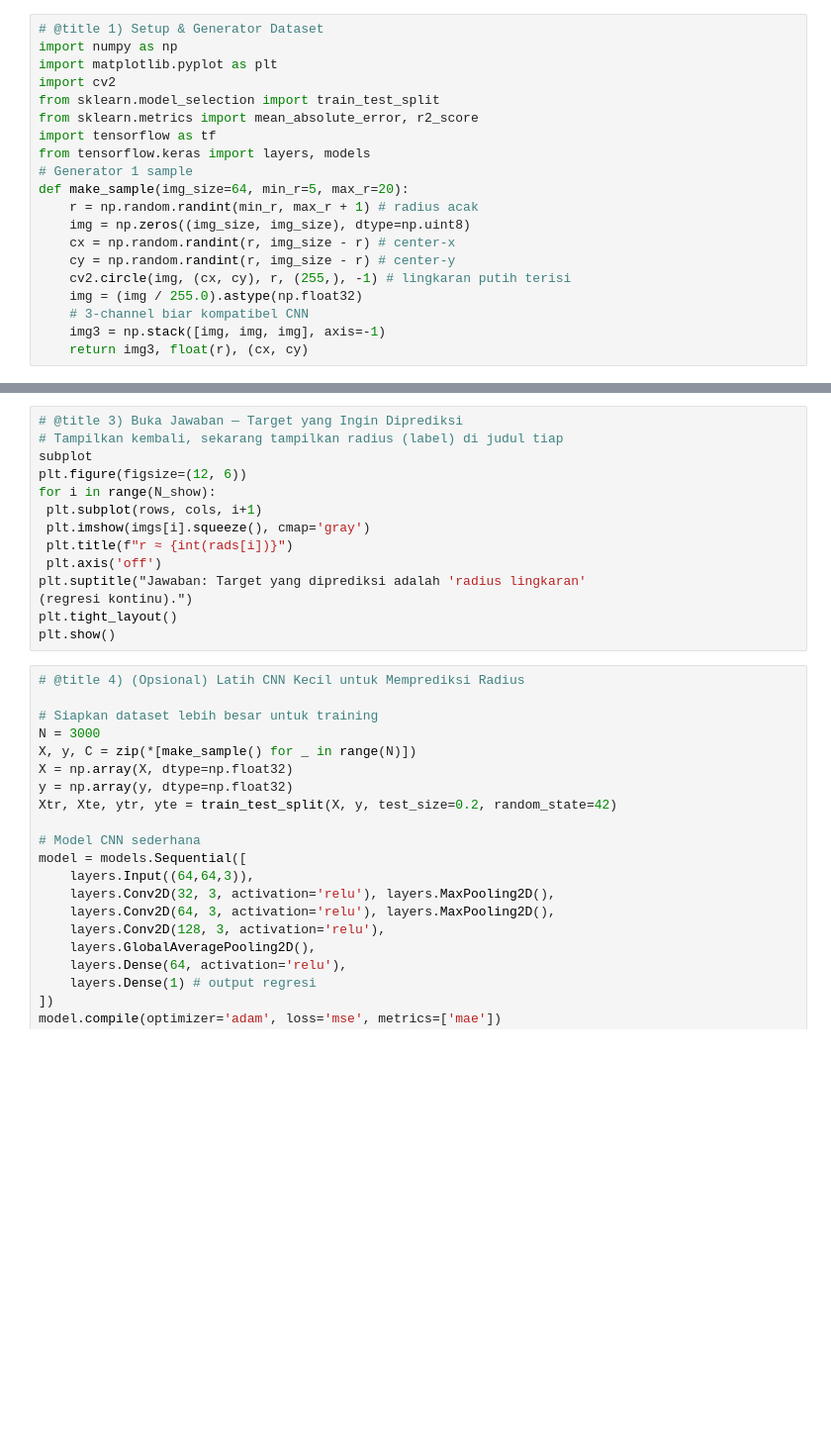
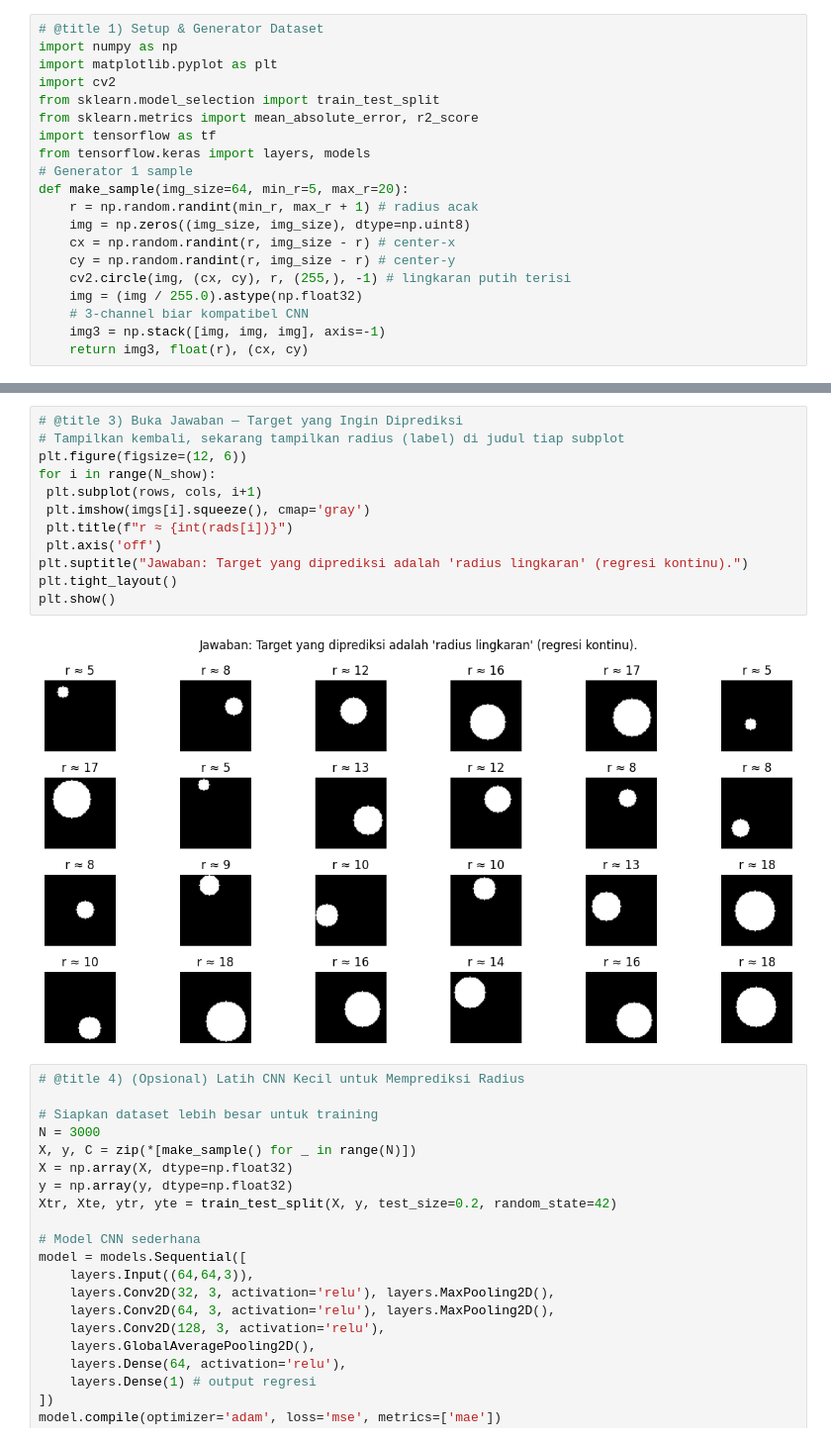
Before and after one commit to ImNotDanish05/2025_Visi-Komputer_TI-2A, a Jupyter notebook: Jobsheet03_TEKNIK-REGRESI-GAMBAR.ipynb, the cells around one changed output, grey strips where cells are left out. Shown at 99% size. Cells and saved outputs as stored; diff of their text form; blank space fills up the shorter version.

```diff
--- a/Jobsheet03_TEKNIK-REGRESI-GAMBAR.ipynb
+++ b/Jobsheet03_TEKNIK-REGRESI-GAMBAR.ipynb
@@ -50,17 +50,17 @@ SyntaxError: unterminated string literal (detected at line 18) (ipython-input-20
 # %%
 # @title 3) Buka Jawaban — Target yang Ingin Diprediksi
-# Tampilkan kembali, sekarang tampilkan radius (label) di judul tiap
-subplot
+# Tampilkan kembali, sekarang tampilkan radius (label) di judul tiap subplot
 plt.figure(figsize=(12, 6))
 for i in range(N_show):
  plt.subplot(rows, cols, i+1)
  plt.imshow(imgs[i].squeeze(), cmap='gray')
  plt.title(f"r ≈ {int(rads[i])}")
  plt.axis('off')
-plt.suptitle("Jawaban: Target yang diprediksi adalah 'radius lingkaran'
-(regresi kontinu).")
+plt.suptitle("Jawaban: Target yang diprediksi adalah 'radius lingkaran' (regresi kontinu).")
 plt.tight_layout()
 plt.show()
+# %% [output]
+[figure, added]
 # %%
 # @title 4) (Opsional) Latih CNN Kecil untuk Memprediksi Radius
 
```
Also changed, not shown: parts of 1 cell of this notebook.
